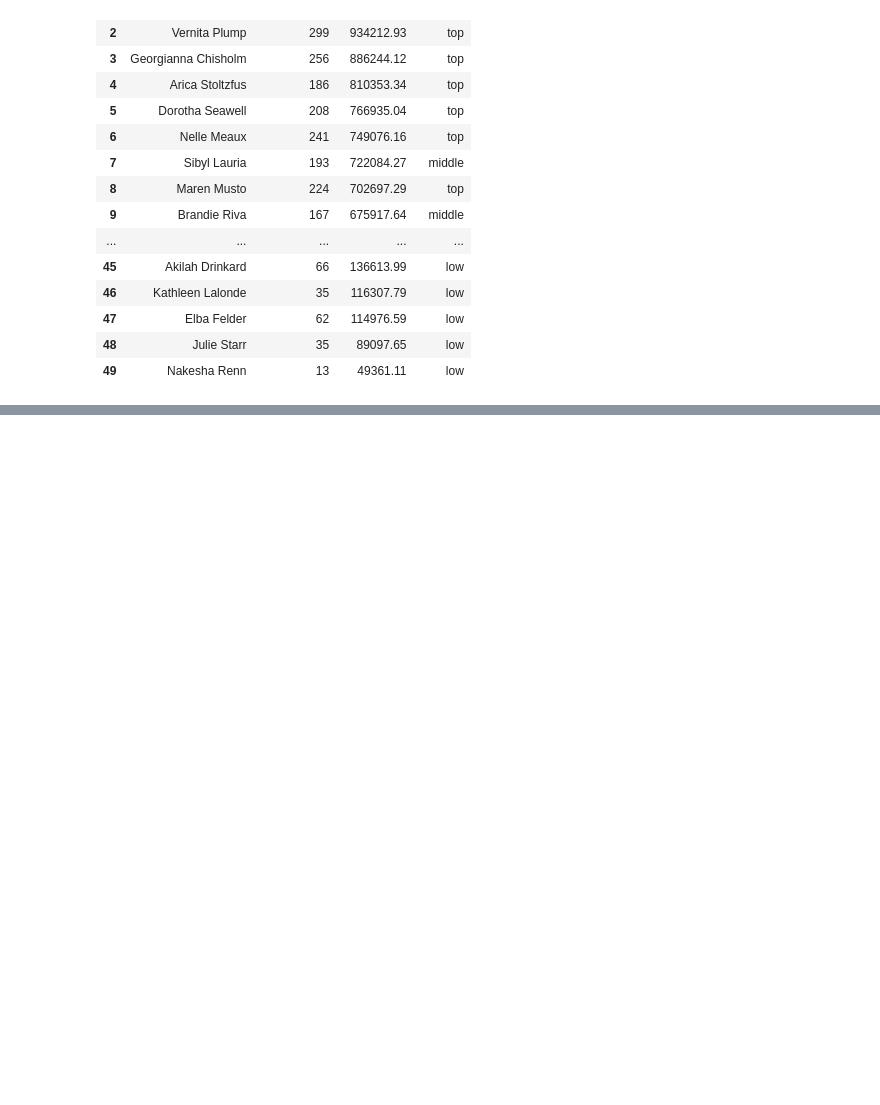
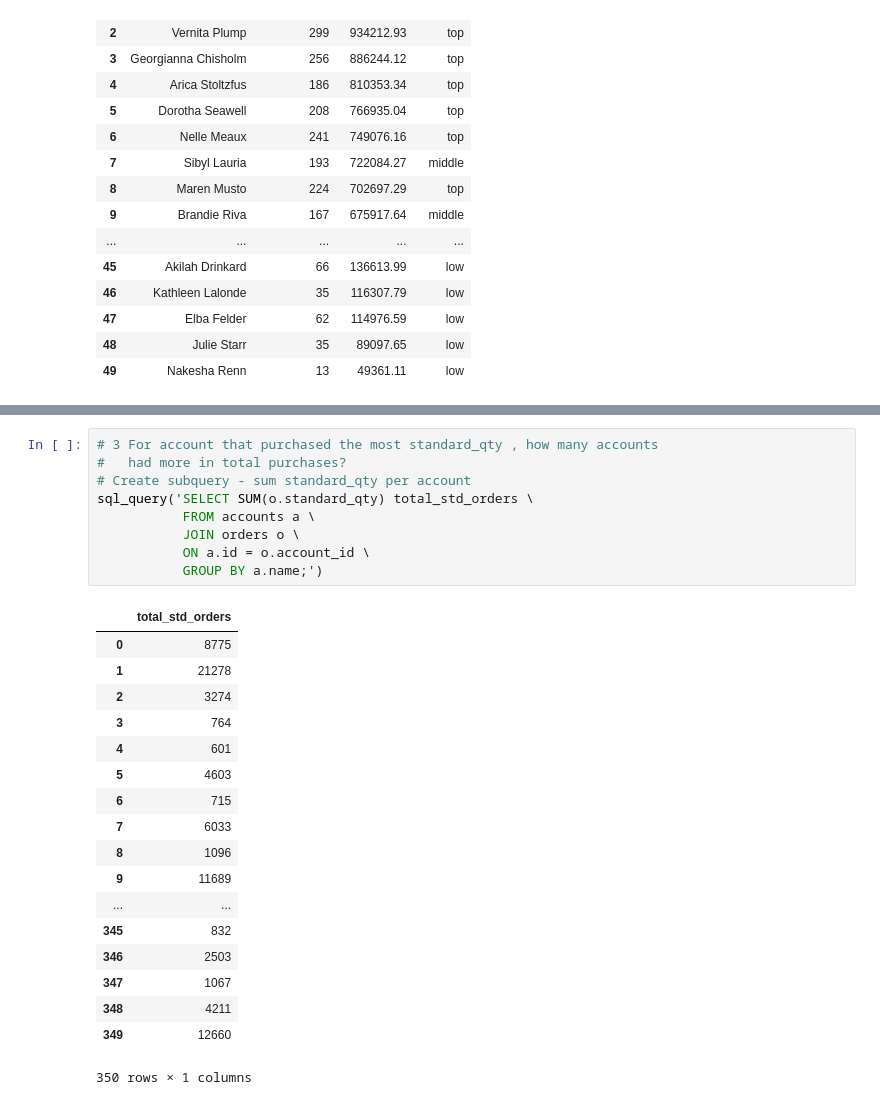
Before and after one commit to rebeccaebarnes/SQL-Practice, a Jupyter notebook: sql_practice.ipynb, the cells around one changed output, grey strips where cells are left out. Cells and saved outputs as stored; diff of their text form; blank space fills up the shorter version.

```diff
--- a/sql_practice.ipynb
+++ b/sql_practice.ipynb
@@ -2454,0 +2626,28 @@ sql_query('SELECT r.name rep, \
+# %%
+# 3 For account that purchased the most standard_qty , how many accounts
+#   had more in total purchases?
+# Create subquery - sum standard_qty per account
+sql_query('SELECT SUM(o.standard_qty) total_std_orders \
+           FROM accounts a \
+           JOIN orders o \
+           ON a.id = o.account_id \
+           GROUP BY a.name;')
+# %% [output]
+|  | total_std_orders |
+| 0 | 8775 |
+| 1 | 21278 |
+| 2 | 3274 |
+| 3 | 764 |
+| 4 | 601 |
+| 5 | 4603 |
+| 6 | 715 |
+| 7 | 6033 |
+| 8 | 1096 |
+| 9 | 11689 |
+| ... | ... |
+| 345 | 832 |
+| 346 | 2503 |
+| 347 | 1067 |
+| 348 | 4211 |
+| 349 | 12660 |
+350 rows × 1 columns
```
Also changed, not shown: parts of 33 cells of this notebook.
